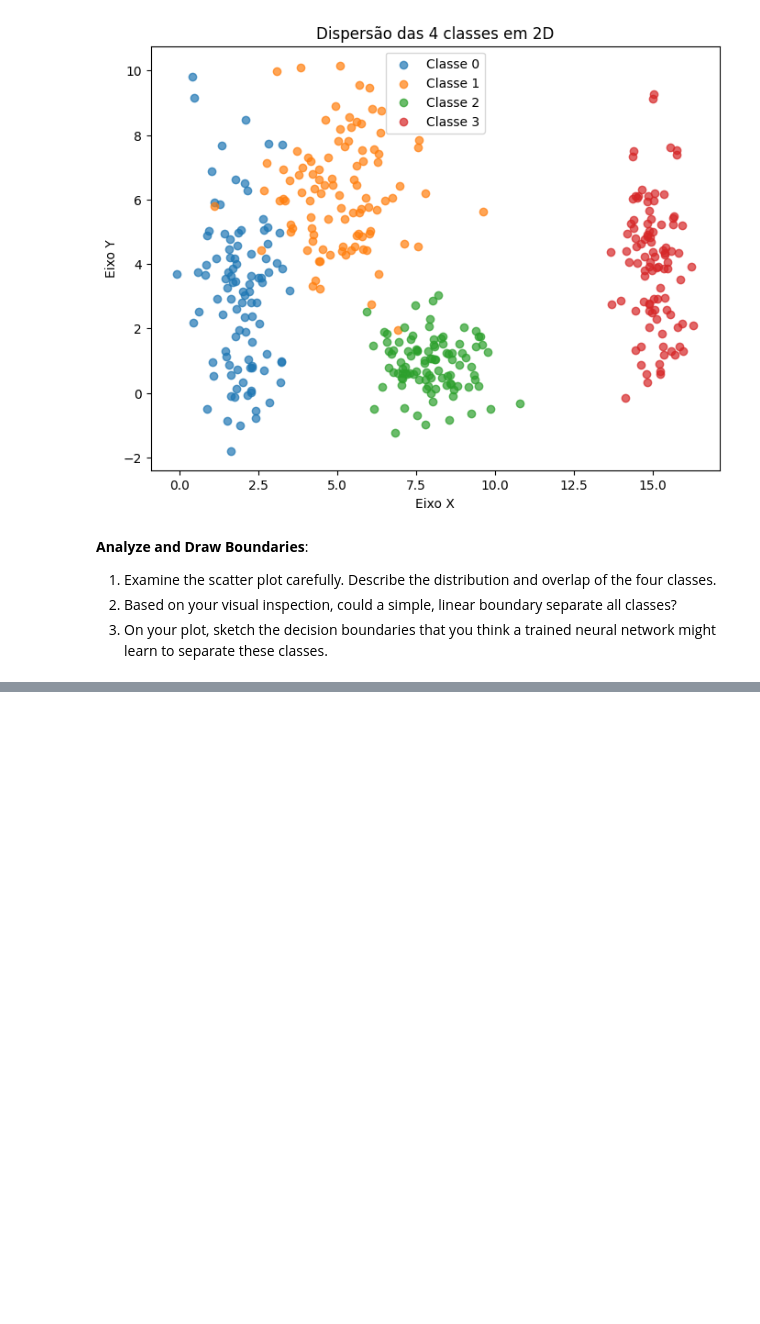
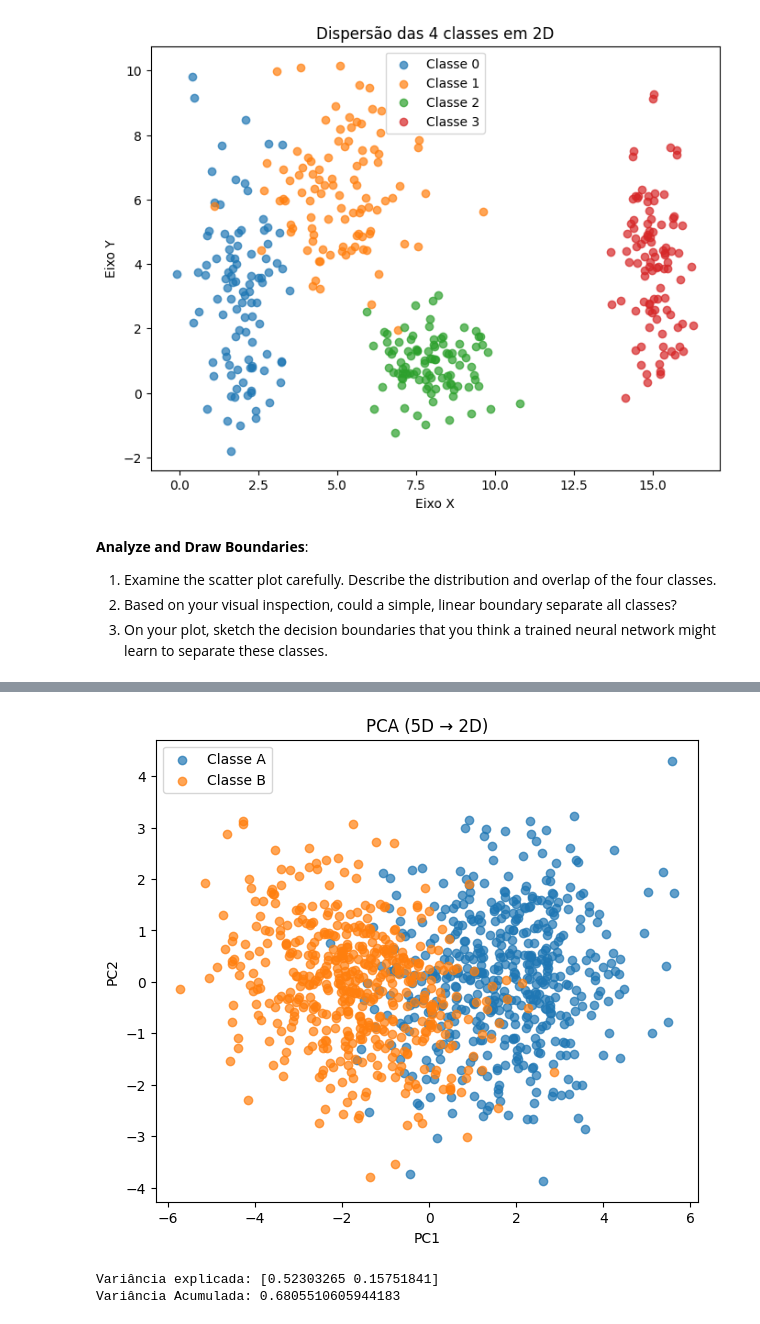
Before and after one commit to MatheusCastellucci/Neural-Network, a Jupyter notebook: Exercicios/EX1/data.ipynb, the cells around one changed output, grey strips where cells are left out. Saved outputs shown, nothing was run; the diff lists cells and outputs as text; code cells hidden in the pictures; blank space fills up the shorter version.

```diff
--- a/Exercicios/EX1/data.ipynb
+++ b/Exercicios/EX1/data.ipynb
@@ -89,0 +107,34 @@ plt.show()
+# %%
+def my_pca(X, n_components=None):
+    X_centered = X - np.mean(X, axis=0)
+    cov_matrix = np.cov(X_centered, rowvar=False)
+    autovalores, autovetores = np.linalg.eigh(cov_matrix)
+
+    sorted_idx = np.argsort(autovalores)[::-1]
+    autovalores = autovalores[sorted_idx]
+    autovetores = autovetores[:, sorted_idx]
+
+    total_var = np.sum(autovalores)
+
+    if n_components is not None:
+        autovetores = autovetores[:, :n_components]
+        autovalores = autovalores[:n_components]
+
+    X_pca = np.dot(X_centered, autovetores)
+
+    return X_pca, autovetores, autovalores, total_var
+# %%
+Z, autovetores, autovalores, total_var = my_pca(X, n_components=2)
+
+plt.figure(figsize=(7,6))
+plt.scatter(Z[y==0,0], Z[y==0,1], alpha=0.7, label='Classe A')
+plt.scatter(Z[y==1,0], Z[y==1,1], alpha=0.7, label='Classe B')
+plt.xlabel('PC1'); plt.ylabel('PC2'); plt.title('PCA (5D → 2D)')
+plt.legend(); plt.show()
+
+print('Variância explicada:', autovalores / total_var)
+print('Variância Acumulada:', np.sum(autovalores / total_var))
+# %% [output]
+[figure, added]
+Variância explicada: [0.52303265 0.15751841]
+Variância Acumulada: 0.6805510605944183
```
Also changed, not shown: parts of 9 cells of this notebook, 1 other file.
